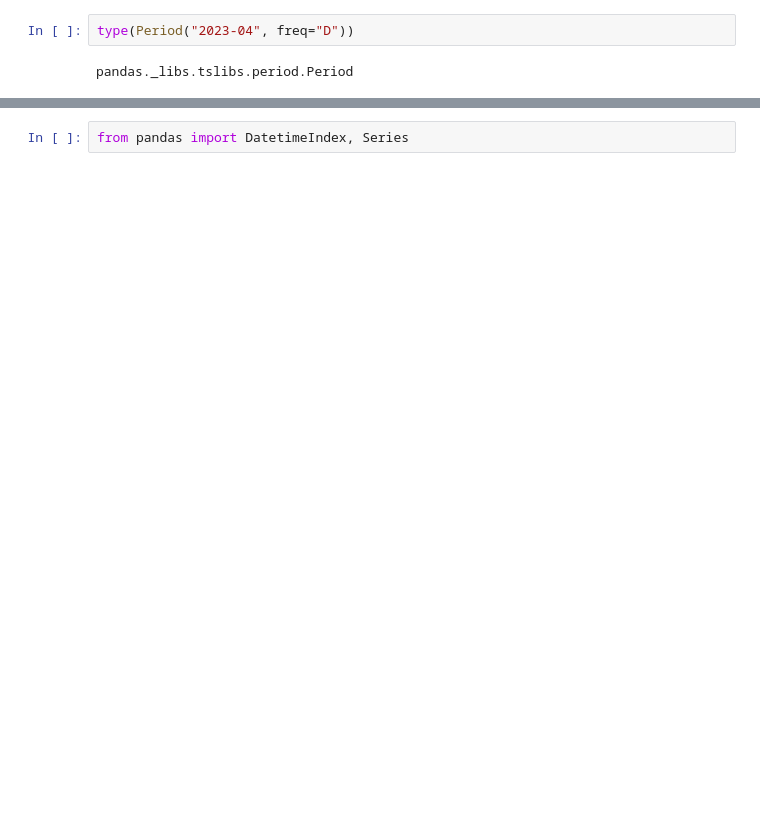
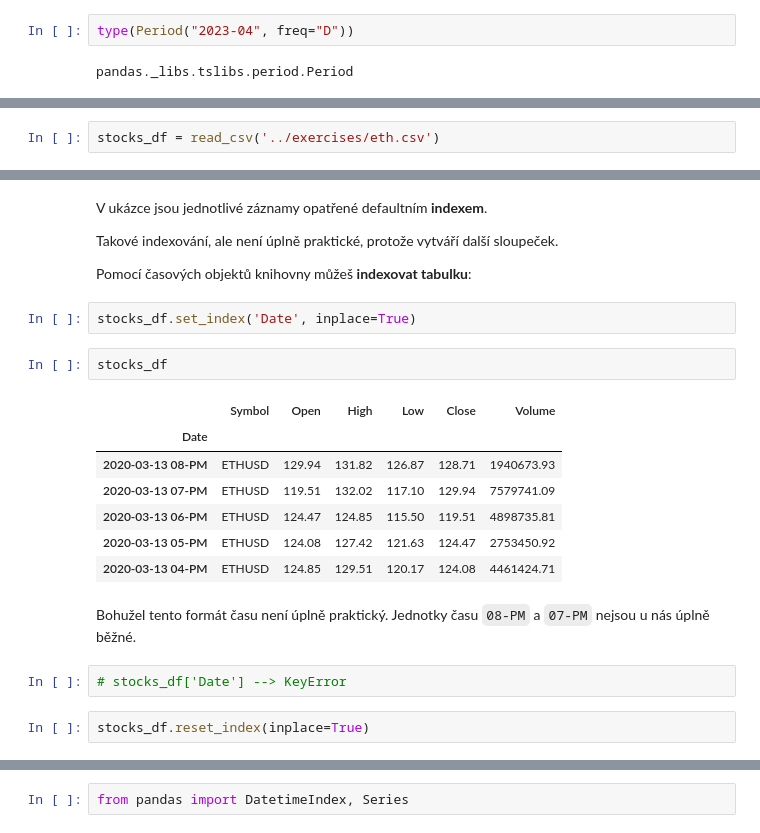
Before and after one commit to Bralor/bnp_course, a Jupyter notebook: shared/notebooks/lesson09.ipynb, the cells around one changed output, grey strips where cells are left out. Drawn from its saved outputs; the diff is of its cells as text; blank space fills up the shorter version.

```diff
--- a/shared/notebooks/lesson09.ipynb
+++ b/shared/notebooks/lesson09.ipynb
@@ -373,0 +446,2 @@ Tento objekt umožňuje efektivní práci s časovými řadami a poskytuje mnoho
+# %%
+stocks_df = read_csv('../exercises/eth.csv')
@@ -373,0 +457,24 @@ Tento objekt umožňuje efektivní práci s časovými řadami a poskytuje mnoho
+# %% [markdown]
+V ukázce jsou jednotlivé záznamy opatřené defaultním **indexem**.
+
+Takové indexování, ale není úplně praktické, protože vytváří další sloupeček.
+
+Pomocí časových objektů knihovny můžeš **indexovat tabulku**:
+# %%
+stocks_df.set_index('Date', inplace=True)
+# %%
+stocks_df
+# %% [output]
+|  | Symbol | Open | High | Low | Close | Volume |
+| Date |  |  |  |  |  |  |
+| 2020-03-13 08-PM | ETHUSD | 129.94 | 131.82 | 126.87 | 128.71 | 1940673.93 |
+| 2020-03-13 07-PM | ETHUSD | 119.51 | 132.02 | 117.10 | 129.94 | 7579741.09 |
+| 2020-03-13 06-PM | ETHUSD | 124.47 | 124.85 | 115.50 | 119.51 | 4898735.81 |
+| 2020-03-13 05-PM | ETHUSD | 124.08 | 127.42 | 121.63 | 124.47 | 2753450.92 |
+| 2020-03-13 04-PM | ETHUSD | 124.85 | 129.51 | 120.17 | 124.08 | 4461424.71 |
+# %% [markdown]
+Bohužel tento formát času není úplně praktický. Jednotky času `08-PM` a `07-PM` nejsou u nás úplně běžné.
+# %%
+# stocks_df['Date'] --> KeyError
+# %%
+stocks_df.reset_index(inplace=True)
```
Also changed, not shown: parts of 146 cells of this notebook.
